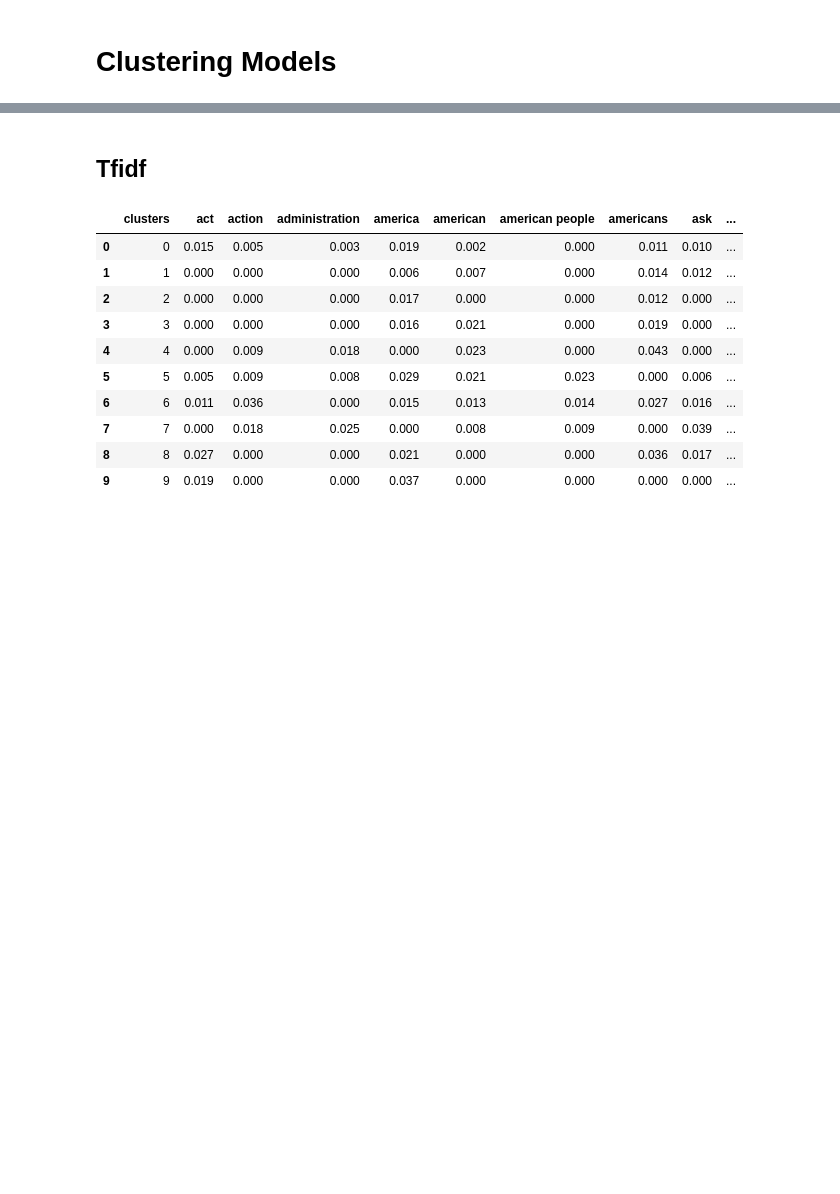
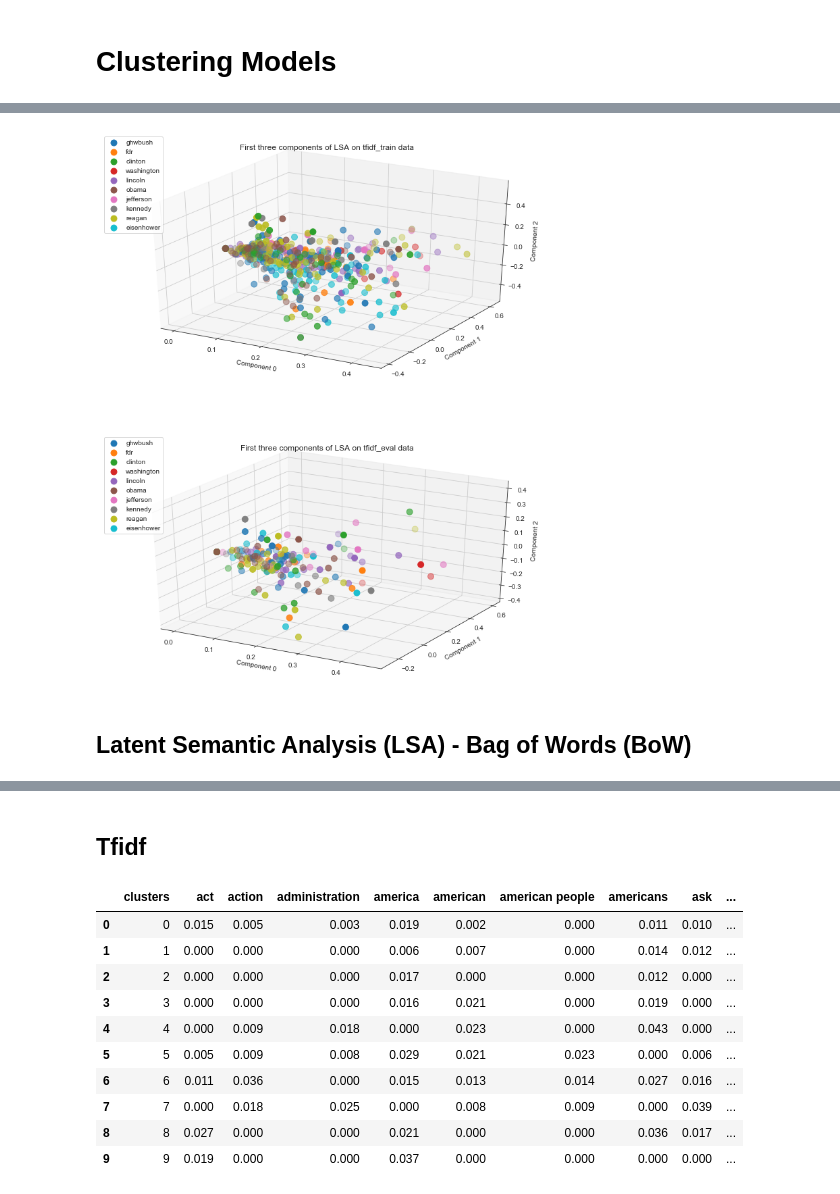
Before and after one commit to serfsup/thinkful-unsupervised-capstone, a Jupyter notebook: Thinkful.U4L5.1 Unsupervised Capstone.ipynb, the cells around one changed output, grey strips where cells are left out. Saved outputs shown, nothing was run; the diff lists cells and outputs as text; code cells hidden in the pictures; blank space fills up the shorter version.

```diff
--- a/Thinkful.U4L5.1 Unsupervised Capstone.ipynb
+++ b/Thinkful.U4L5.1 Unsupervised Capstone.ipynb
@@ -464,0 +403,10 @@ X_holdout_lsa_scaled = pd.DataFrame(scaler.transform(X_holdout_lsa))
+# %%
+train_title_3d = 'First three components of LSA on tfidf_train data'
+eval_title_3d = 'First three components of LSA on tfidf_eval data'
+
+tfidf_lsa_plots.compare_plot_3d(train_title=train_title_3d,
+                                eval_title=eval_title_3d)
+# %% [output]
+[figure, added]
+# %% [markdown]
+## Latent Semantic Analysis (LSA) - Bag of Words (BoW)
```
Also changed, not shown: parts of 41 cells of this notebook.
